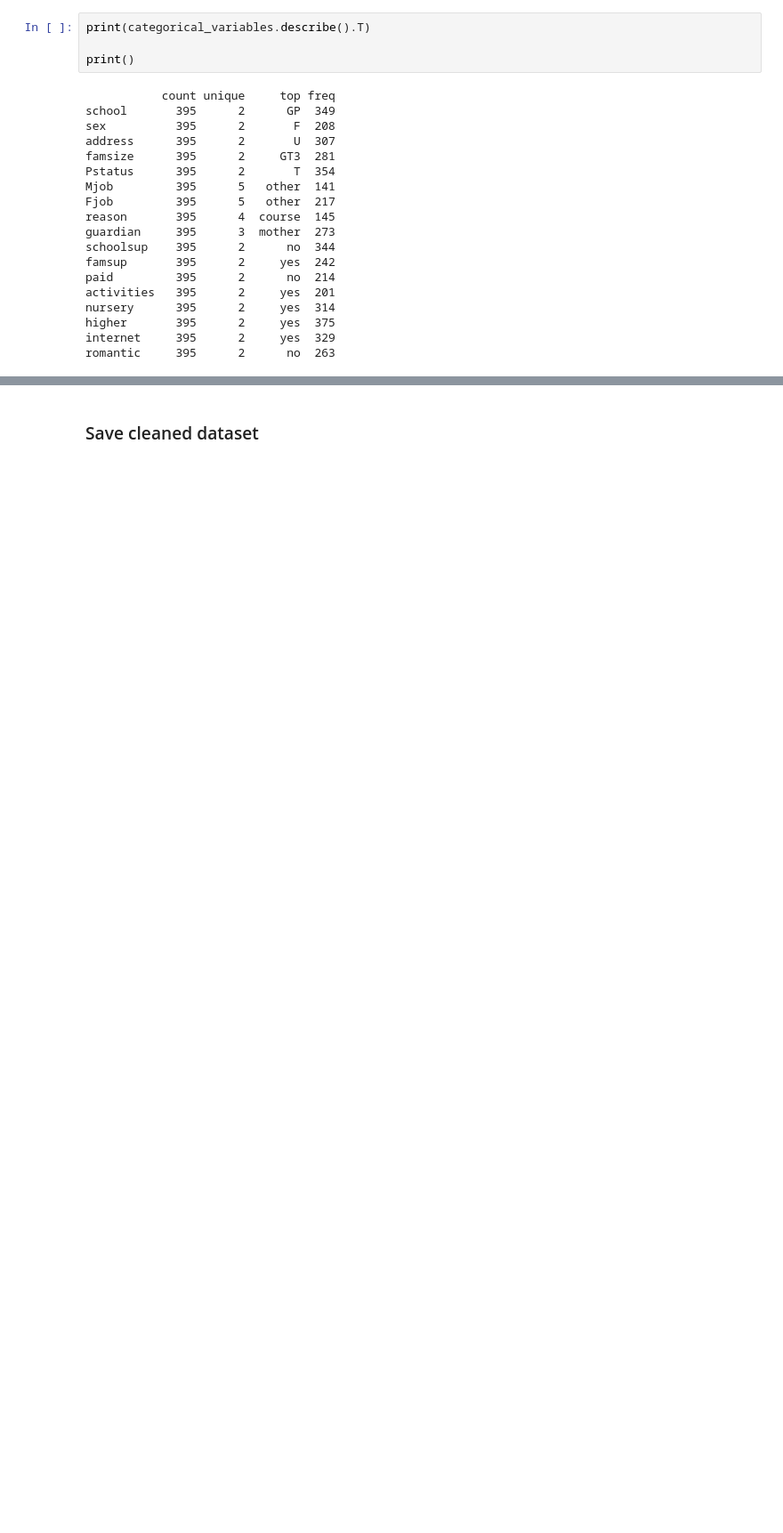
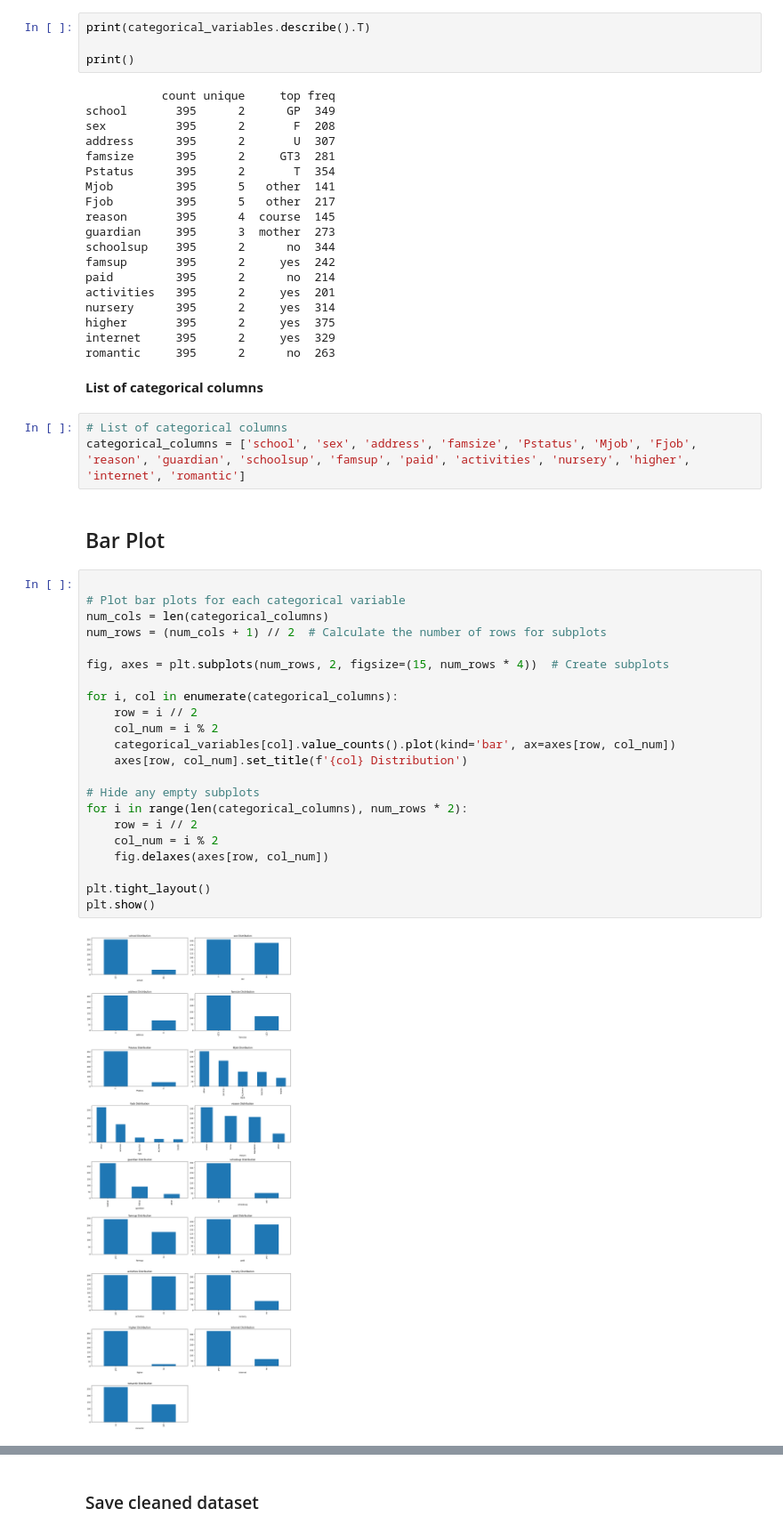
Before and after one commit to pavlorudak/pavlorudak, a Jupyter notebook: pr-ctica1.ipynb, the cells around one changed output, grey strips where cells are left out. Shown: that part at 89% size. Drawn from its saved outputs; the diff is of its cells as text; blank space fills up the shorter version.

```diff
--- a/pr-ctica1.ipynb
+++ b/pr-ctica1.ipynb
@@ -154,3 +154,34 @@ nursery      395      2     yes  314
 higher       395      2     yes  375
 internet     395      2     yes  329
 romantic     395      2      no  263
+# %% [markdown]
+**List of categorical columns**
+# %%
+# List of categorical columns
+categorical_columns = ['school', 'sex', 'address', 'famsize', 'Pstatus', 'Mjob', 'Fjob', 'reason', 'guardian', 'schoolsup', 'famsup', 'paid', 'activities', 'nursery', 'higher', 'internet', 'romantic']
+# %% [markdown]
+## Bar Plot ##
+# %%
+
+# Plot bar plots for each categorical variable
+num_cols = len(categorical_columns)
+num_rows = (num_cols + 1) // 2  # Calculate the number of rows for subplots
+
+fig, axes = plt.subplots(num_rows, 2, figsize=(15, num_rows * 4))  # Create subplots
+
+for i, col in enumerate(categorical_columns):
+    row = i // 2
+    col_num = i % 2
+    categorical_variables[col].value_counts().plot(kind='bar', ax=axes[row, col_num])
+    axes[row, col_num].set_title(f'{col} Distribution')
+
+# Hide any empty subplots
+for i in range(len(categorical_columns), num_rows * 2):
+    row = i // 2
+    col_num = i % 2
+    fig.delaxes(axes[row, col_num])
+
+plt.tight_layout()
+plt.show()
+# %% [output]
+[figure, added]
```
Also changed, not shown: parts of 3 cells of this notebook.
